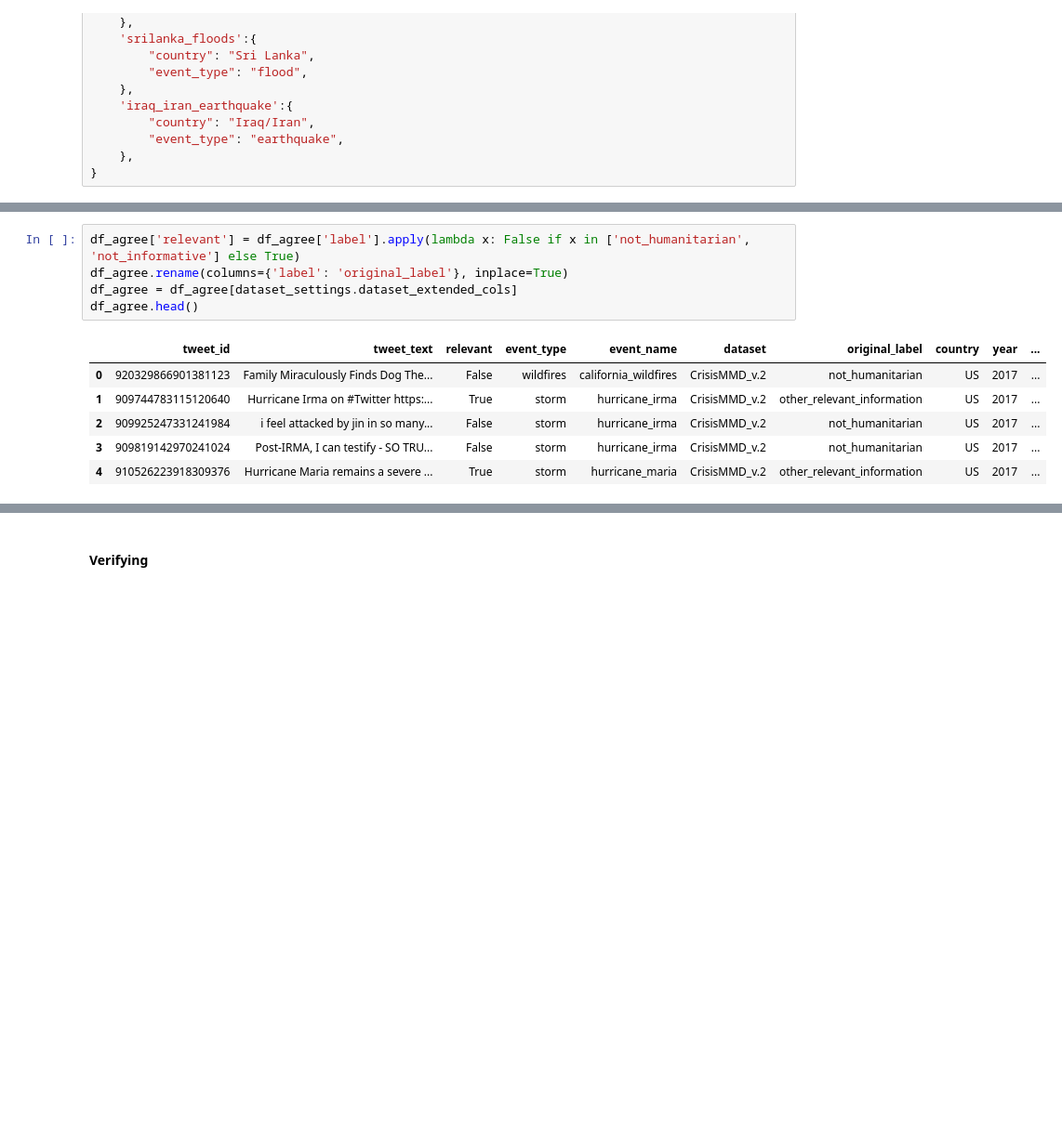
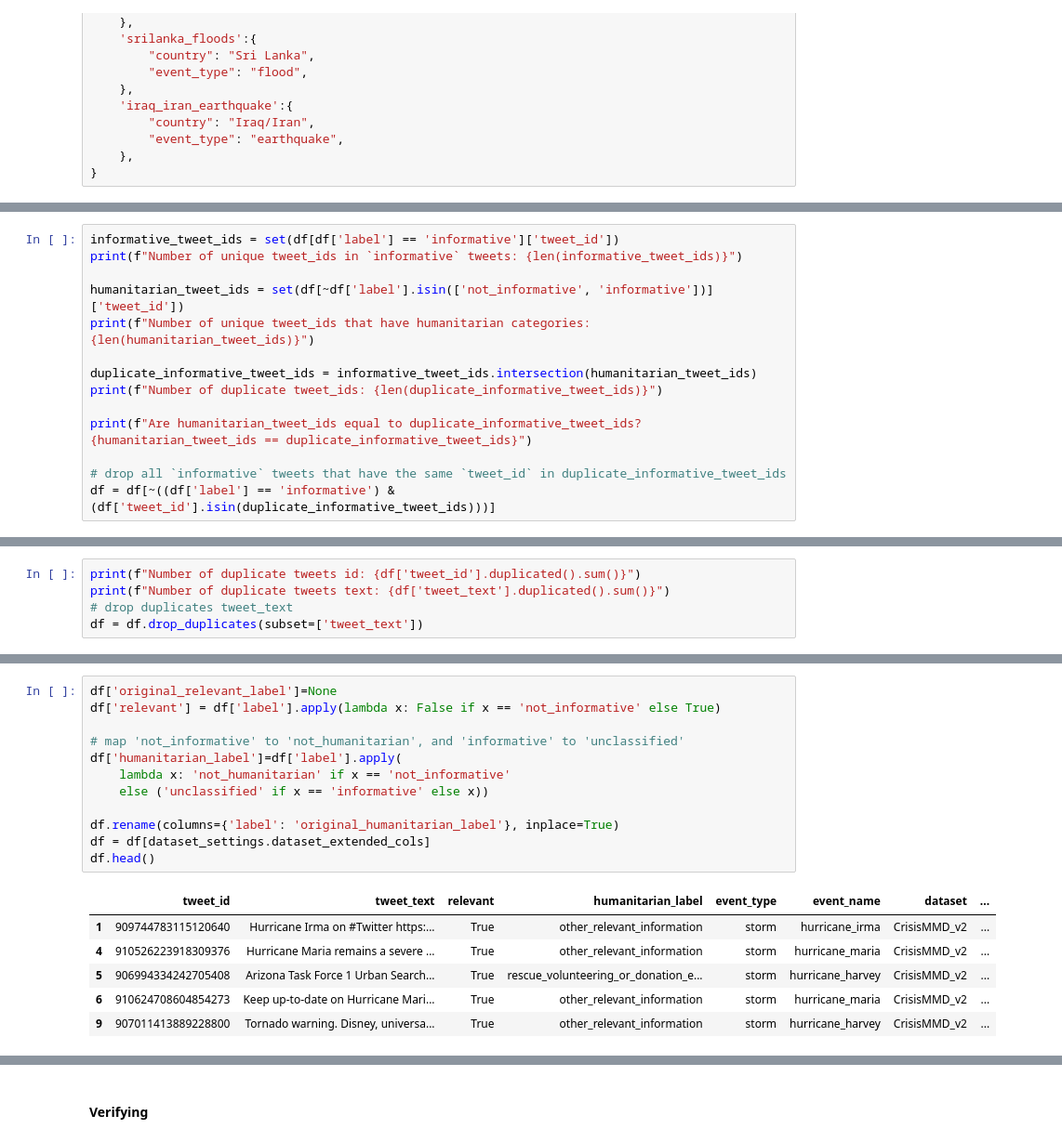
Before and after one commit to dhnhut/disaster-tweets, a Jupyter notebook: notebooks/0_dataset_CrisisMMD_v2.ipynb, the cells around one changed output, grey strips where cells are left out. Shown at 93% size. Cells and saved outputs as stored; diff of their text form; blank space fills up the shorter version.

```diff
--- a/notebooks/0_dataset_CrisisMMD_v2.ipynb
+++ b/notebooks/0_dataset_CrisisMMD_v2.ipynb
@@ -152,0 +206,14 @@ df_agree.shape
+# %%
+informative_tweet_ids = set(df[df['label'] == 'informative']['tweet_id'])
+print(f"Number of unique tweet_ids in `informative` tweets: {len(informative_tweet_ids)}")
+
+humanitarian_tweet_ids = set(df[~df['label'].isin(['not_informative', 'informative'])]['tweet_id'])
+print(f"Number of unique tweet_ids that have humanitarian categories: {len(humanitarian_tweet_ids)}")
+
+duplicate_informative_tweet_ids = informative_tweet_ids.intersection(humanitarian_tweet_ids)
+print(f"Number of duplicate tweet_ids: {len(duplicate_informative_tweet_ids)}")
+
+print(f"Are humanitarian_tweet_ids equal to duplicate_informative_tweet_ids? {humanitarian_tweet_ids == duplicate_informative_tweet_ids}")
+
+# drop all `informative` tweets that have the same `tweet_id` in duplicate_informative_tweet_ids
+df = df[~((df['label'] == 'informative') & (df['tweet_id'].isin(duplicate_informative_tweet_ids)))]
@@ -152,0 +227,5 @@ df_agree.shape
+# %%
+print(f"Number of duplicate tweets id: {df['tweet_id'].duplicated().sum()}")
+print(f"Number of duplicate tweets text: {df['tweet_text'].duplicated().sum()}")
+# drop duplicates tweet_text
+df = df.drop_duplicates(subset=['tweet_text'])
@@ -180,12 +267,19 @@ Number of overlapping ids: 0
 # %%
-df_agree['relevant'] = df_agree['label'].apply(lambda x: False if x in ['not_humanitarian', 'not_informative'] else True)
-df_agree.rename(columns={'label': 'original_label'}, inplace=True)
-df_agree = df_agree[dataset_settings.dataset_extended_cols]
-df_agree.head()
+df['original_relevant_label']=None
+df['relevant'] = df['label'].apply(lambda x: False if x == 'not_informative' else True)
+
+# map 'not_informative' to 'not_humanitarian', and 'informative' to 'unclassified'
+df['humanitarian_label']=df['label'].apply(
+    lambda x: 'not_humanitarian' if x == 'not_informative'
+    else ('unclassified' if x == 'informative' else x))
+
+df.rename(columns={'label': 'original_humanitarian_label'}, inplace=True)
+df = df[dataset_settings.dataset_extended_cols]
+df.head()
 # %% [output]
-|  | tweet_id | tweet_text | relevant | event_type | event_name | dataset | original_label | country | year | ... |
-| 0 | 920329866901381123 | Family Miraculously Finds Dog The... | False | wildfires | california_wildfires | CrisisMMD_v.2 | not_humanitarian | US | 2017 | ... |
-| 1 | 909744783115120640 | Hurricane Irma on #Twitter https:... | True | storm | hurricane_irma | CrisisMMD_v.2 | other_relevant_information | US | 2017 | ... |
-| 2 | 909925247331241984 | i feel attacked by jin in so many... | False | storm | hurricane_irma | CrisisMMD_v.2 | not_humanitarian | US | 2017 | ... |
-| 3 | 909819142970241024 | Post-IRMA, I can testify - SO TRU... | False | storm | hurricane_irma | CrisisMMD_v.2 | not_humanitarian | US | 2017 | ... |
-| 4 | 910526223918309376 | Hurricane Maria remains a severe ... | True | storm | hurricane_maria | CrisisMMD_v.2 | other_relevant_information | US | 2017 | ... |
+|  | tweet_id | tweet_text | relevant | humanitarian_label | event_type | event_name | dataset | ... |
+| 1 | 909744783115120640 | Hurricane Irma on #Twitter https:... | True | other_relevant_information | storm | hurricane_irma | CrisisMMD_v2 | ... |
+| 4 | 910526223918309376 | Hurricane Maria remains a severe ... | True | other_relevant_information | storm | hurricane_maria | CrisisMMD_v2 | ... |
+| 5 | 906994334242705408 | Arizona Task Force 1 Urban Search... | True | rescue_volunteering_or_donation_e... | storm | hurricane_harvey | CrisisMMD_v2 | ... |
+| 6 | 910624708604854273 | Keep up-to-date on Hurricane Mari... | True | other_relevant_information | storm | hurricane_maria | CrisisMMD_v2 | ... |
+| 9 | 907011413889228800 | Tornado warning. Disney, universa... | True | other_relevant_information | storm | hurricane_harvey | CrisisMMD_v2 | ... |
```
Also changed, not shown: parts of 28 cells of this notebook, 1 other file.
